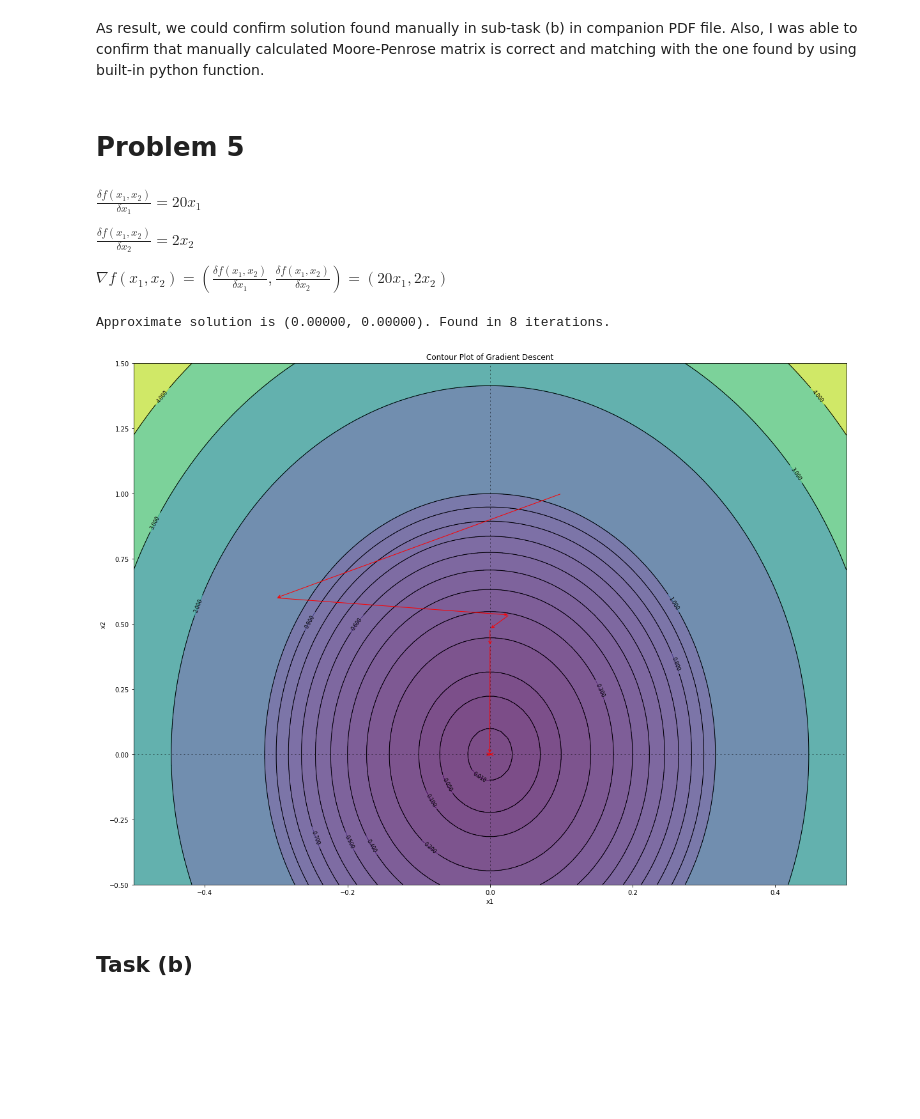
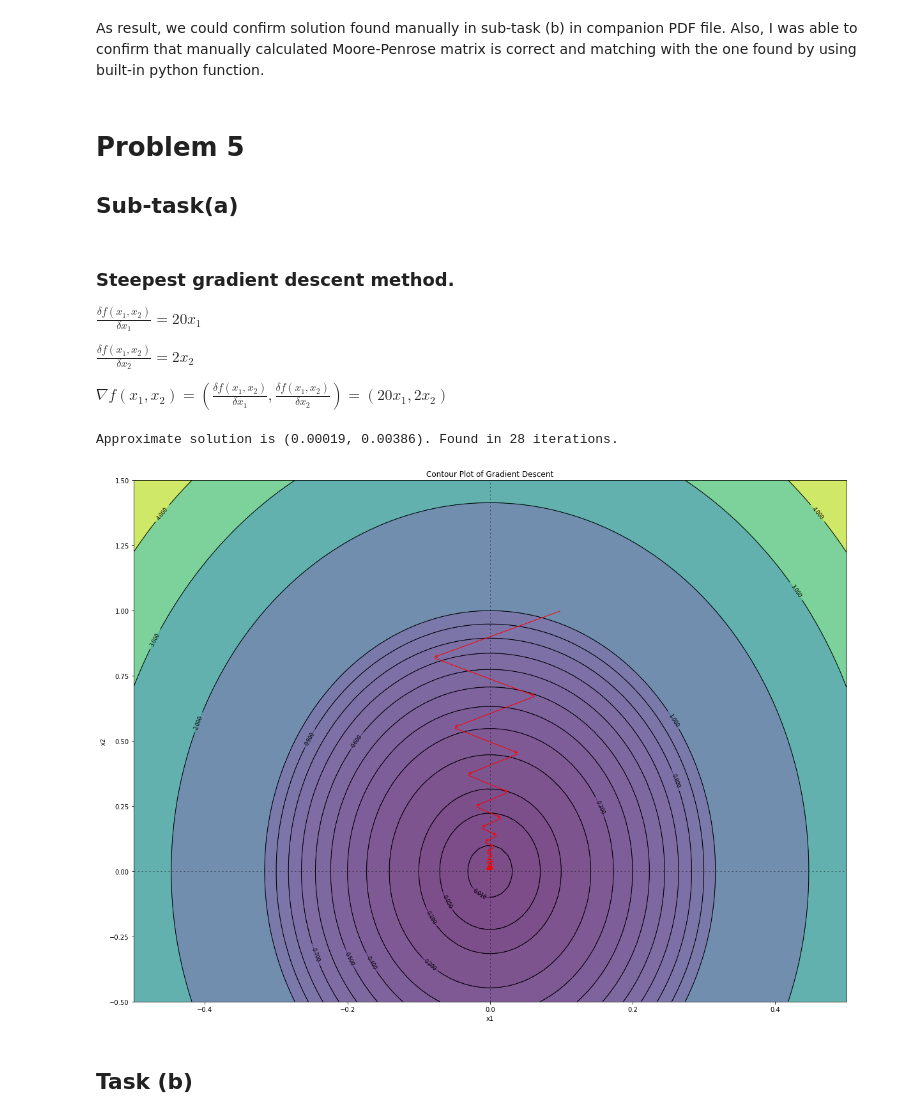
Before and after one commit to kai-wren/LinAl, a Jupyter notebook: LA_HW7.ipynb, the cells around one changed output. Cells and saved outputs as stored; diff of their text form; code cells hidden in the pictures; blank space fills up the shorter version.

Commit message:
task 3 done

```diff
--- a/LA_HW7.ipynb
+++ b/LA_HW7.ipynb
@@ -94,7 +94,10 @@ Solution for system Cc=b using built-in function to calculate pseudo inverse is
 As result, we could confirm solution found manually in sub-task (b) in companion PDF file. Also, I was able to confirm that manually calculated Moore-Penrose matrix is correct and matching with the one found by using built-in python function.
 # %% [markdown]
 # Problem 5
+## Sub-task(a)
 # %% [markdown]
+### Steepest gradient descent method.
+
 $\frac{\delta f(x_1,x_2)}{\delta x_1} = 20 x_1$
 
 $\frac{\delta f(x_1,x_2)}{\delta x_2} = 2 x_2$
@@ -146,38 +149,38 @@ def gradient_step_momentum(t, x_old, beta, z_old):
 
 def gradient_method(acc, x0):
     z_old =  x_old = x0
-    t = 0.2 #0.01 for fradient descent with momentum and fixed step #0.2 for gradient descent with calculated step
+    t = 0.09 #0.01 for fradient descent with momentum and fixed step #0.2 for gradient descent with calculated step
     #0.09 for gradient descent with fixes step
     beta = 0.2#0.8 for fradient descent with momentum and fixed step
     iter_count = 0
 
     while True:
         iter_count+=1
         xs.append(x_old)
         x_new = gradient_step(t, x_old)
 #         x_new, z_old = gradient_step_momentum(t, x_old, beta, z_old)
-        t=calc_step(x_new, x_old)
+#         t=calc_step(x_new, x_old)
         if np.linalg.norm(x_new - x_old) <= acc:
             xs.append(x_new)
             return x_new, iter_count
             break
         x_old = x_new
 
 def calc_step(x_new, x_old):
     return np.dot((x_new-x_old).T,(function_5_derivative(x_new) - function_5_derivative(x_old)))/np.linalg.norm(function_5_derivative(x_new) - function_5_derivative(x_old))**2
 
 
 x0=np.array([[0.1], [1]])
 acc = 0.001
 xs=[]
 
 solution, iter_count = gradient_method(acc, x0)
 print("Approximate solution is (%.5f," %solution[0], "%.5f)." %solution[1], "Found in %s iterations." %iter_count)
 
 plot_grad(xs)
 # %% [output]
-Approximate solution is (0.00000, 0.00000). Found in 8 iterations.
+Approximate solution is (0.00019, 0.00386). Found in 28 iterations.
-[figure, old version]
+[figure, new version]
 # %% [markdown]
 ## Task (b)
 # %% [markdown]
```
Also changed, not shown: parts of 2 cells of this notebook.
